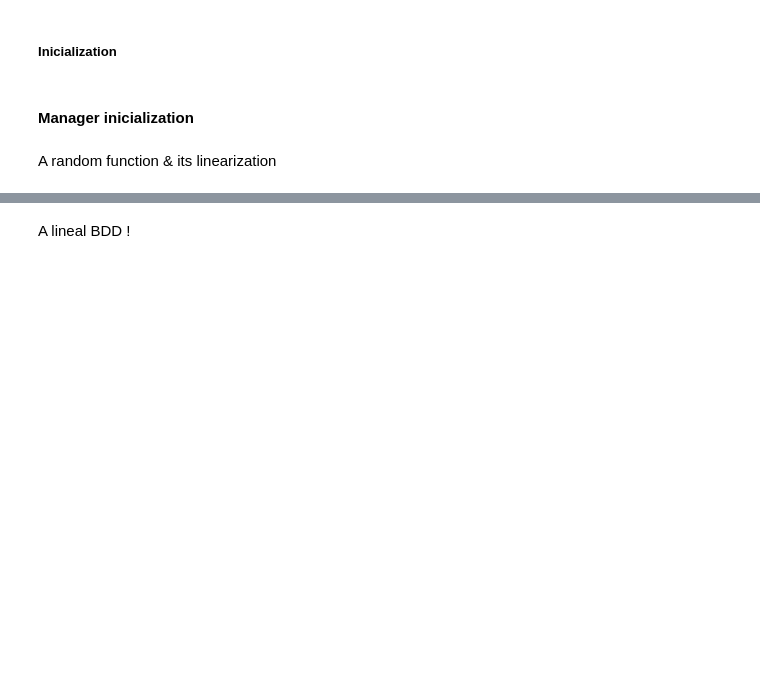
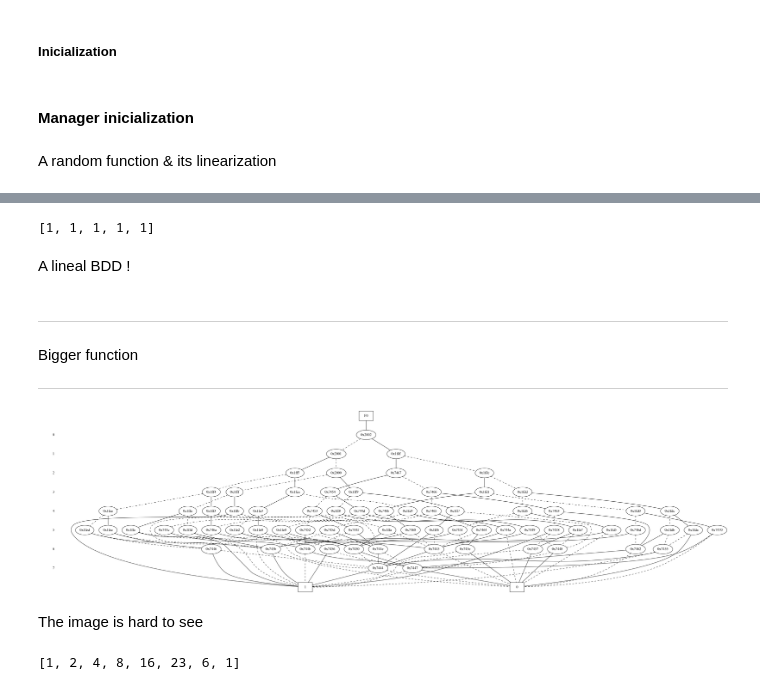
Before and after one commit to jgzapata/BDDlab, a Jupyter notebook: Linearization.ipynb, the cells around one changed output, grey strips where cells are left out. Saved outputs shown, nothing was run; the diff lists cells and outputs as text; code cells hidden in the pictures; blank space fills up the shorter version.

Commit message:
Bigger function

```diff
--- a/Linearization.ipynb
+++ b/Linearization.ipynb
@@ -62,2 +62,23 @@ grafica(migestor,f2)
+# %%
+profile(migestor,f2)
+# %% [output]
+[1, 1, 1, 1, 1]
 # %% [markdown]
  A lineal BDD !
+# %% [markdown]
+******
+Bigger function
+*******
+# %%
+tam = 8
+g = randomFunc(migestor,tam,0.5)   #
+# %%
+graficaplus(migestor,g)
+# %% [output]
+[figure, added]
+# %% [markdown]
+The image is hard to see
+# %%
+profile(migestor,g)
+# %% [output]
+[1, 2, 4, 8, 16, 23, 6, 1]
```
Also changed, not shown: parts of 8 cells of this notebook.
